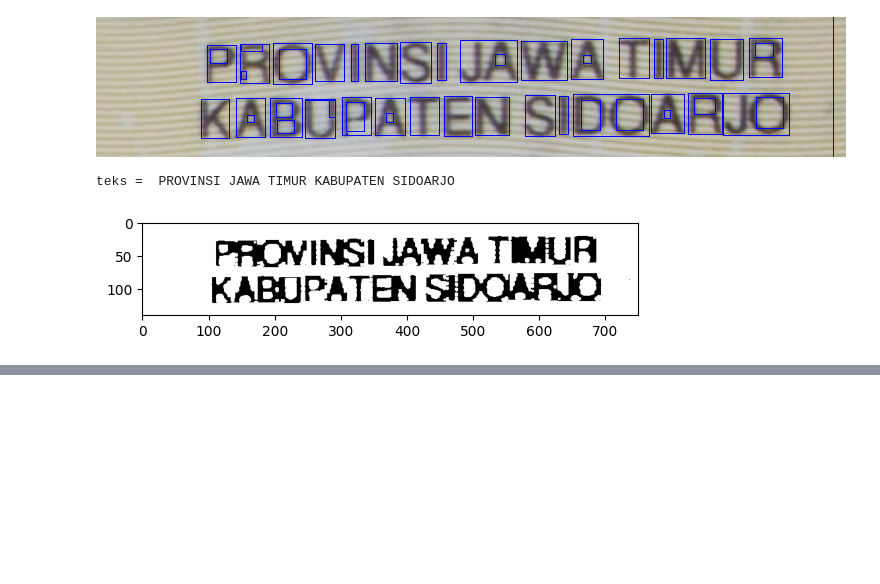
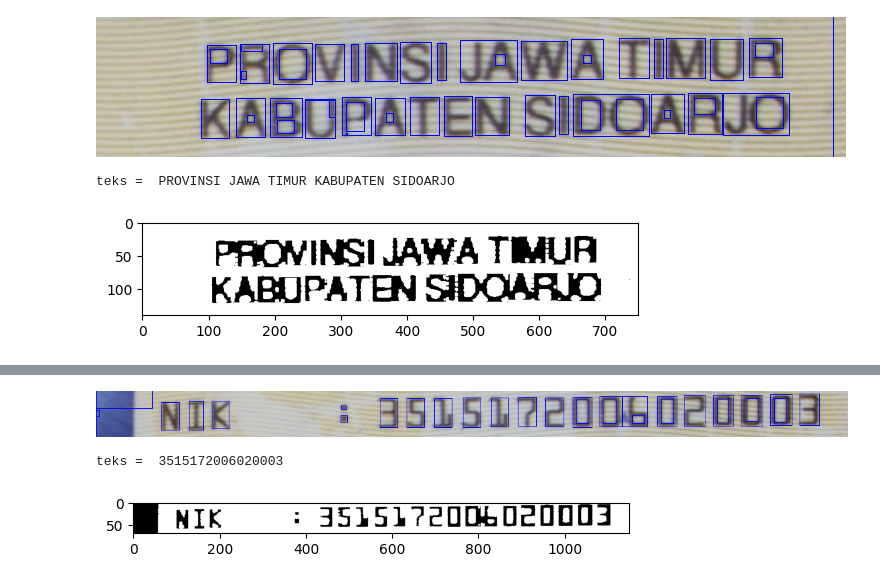
Before and after one commit to MAristyaP/Mesin_Learning2023, a Jupyter notebook: Quiz2.ipynb, the cells around one changed output, grey strips where cells are left out. Cells and saved outputs as stored; diff of their text form; code cells hidden in the pictures; blank space fills up the shorter version.

```diff
--- a/Quiz2.ipynb
+++ b/Quiz2.ipynb
@@ -476,0 +491,28 @@ teks =  PROVINSI JAWA TIMUR KABUPATEN SIDOARJO
+# %%
+nik = nik_crop.copy()
+
+# Preprocessing
+blurred = cv2.GaussianBlur(nik, (5, 5), 1)
+
+# Konversi ke citra grayscale
+gray = cv2.cvtColor(blurred, cv2.COLOR_BGR2GRAY)
+
+# Dilasi setelah citra dirubah menjadi grayscale
+dilate = cv2.dilate(gray.copy(), cv2.getStructuringElement(cv2.MORPH_OPEN, (4,4)))
+
+# Erosi setelah operasi dilasi
+erode = cv2.erode(dilate.copy(), cv2.getStructuringElement(cv2.MORPH_OPEN, (3,3)))
+
+# Binerisasi dengan metode Otsu
+ret, th = cv2.threshold(dilate.copy(), 155, 255, cv2.THRESH_BINARY)
+
+# Show Image
+cv2_imshow(nik)
+plt.imshow(th, cmap='gray')
+
+label = """3515172006020003"""
+print(f'teks = ', label)
+# %% [output]
+[figure, added]
+teks =  3515172006020003
+[figure, added]
```
Also changed, not shown: parts of 2 cells of this notebook.
